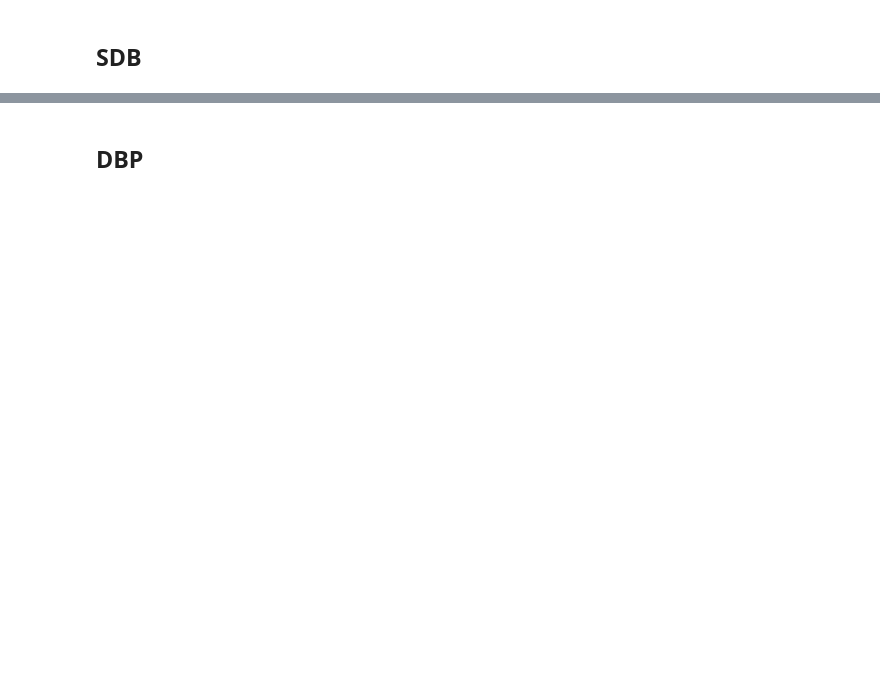
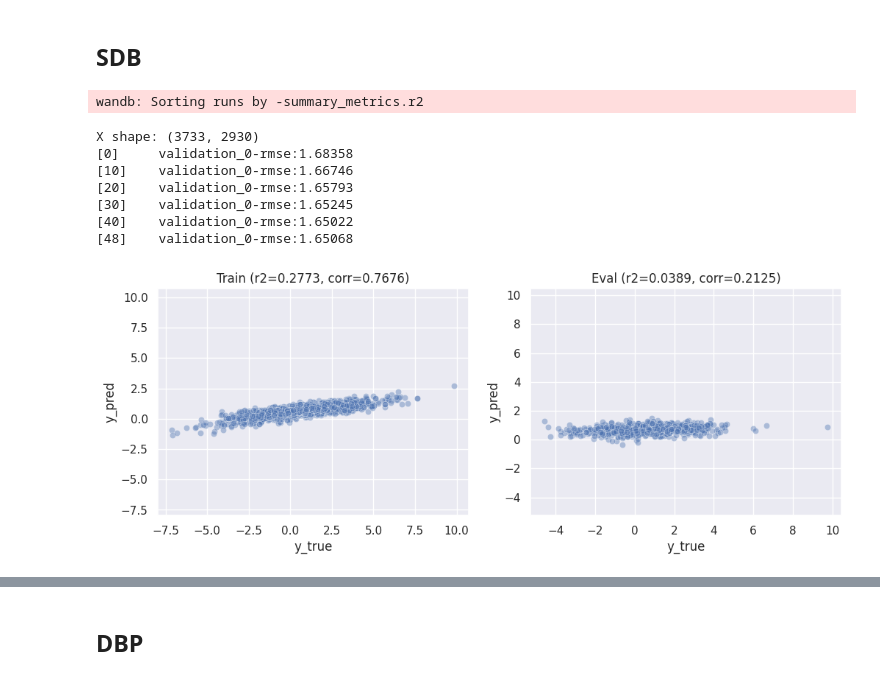
Before and after one commit to ipolharvard/biobank_olink, a Jupyter notebook: notebooks/biomarkers_bp_change.ipynb, the cells around one changed output, grey strips where cells are left out. Drawn from its saved outputs; the diff is of its cells as text; code cells hidden in the pictures; blank space fills up the shorter version.

```diff
--- a/notebooks/biomarkers_bp_change.ipynb
+++ b/notebooks/biomarkers_bp_change.ipynb
@@ -213,14 +214,26 @@ def get_elbow_point(series: pd.Series) -> int:
 
 def get_xy(target) -> tuple[pl.DataFrame, pl.Series]:
     df = create_dataset(target)
-    return df.drop("target"), df["target"]
+    x, y = df.drop("target"), df["target"]
+    print("X shape:", x.shape)
+    return x, y
 # %% [markdown]
 ## SDB
 # %%
 x_sbp, y_sbp = get_xy("SBP")
-sbp_sweep = wandb.Api().sweep("olink_change_sbp/ehwymdx1")
+sbp_sweep = wandb.Api().sweep("olink_change_sbp/4hemj7zq")
 best_run = sbp_sweep.best_run(order="r2")
 model_sbp = eval_xgb(x_sbp, y_sbp, best_run.config)
+# %% [output]
+wandb: Sorting runs by -summary_metrics.r2
+X shape: (3733, 2930)
+[0]     validation_0-rmse:1.68358
+[10]    validation_0-rmse:1.66746
+[20]    validation_0-rmse:1.65793
+[30]    validation_0-rmse:1.65245
+[40]    validation_0-rmse:1.65022
+[48]    validation_0-rmse:1.65068
+[figure, added]
 # %%
 explainer = shap.TreeExplainer(model_sbp)
 shap_values_sbp = explainer(x_sbp)
```
Also changed, not shown: parts of 15 cells of this notebook.
